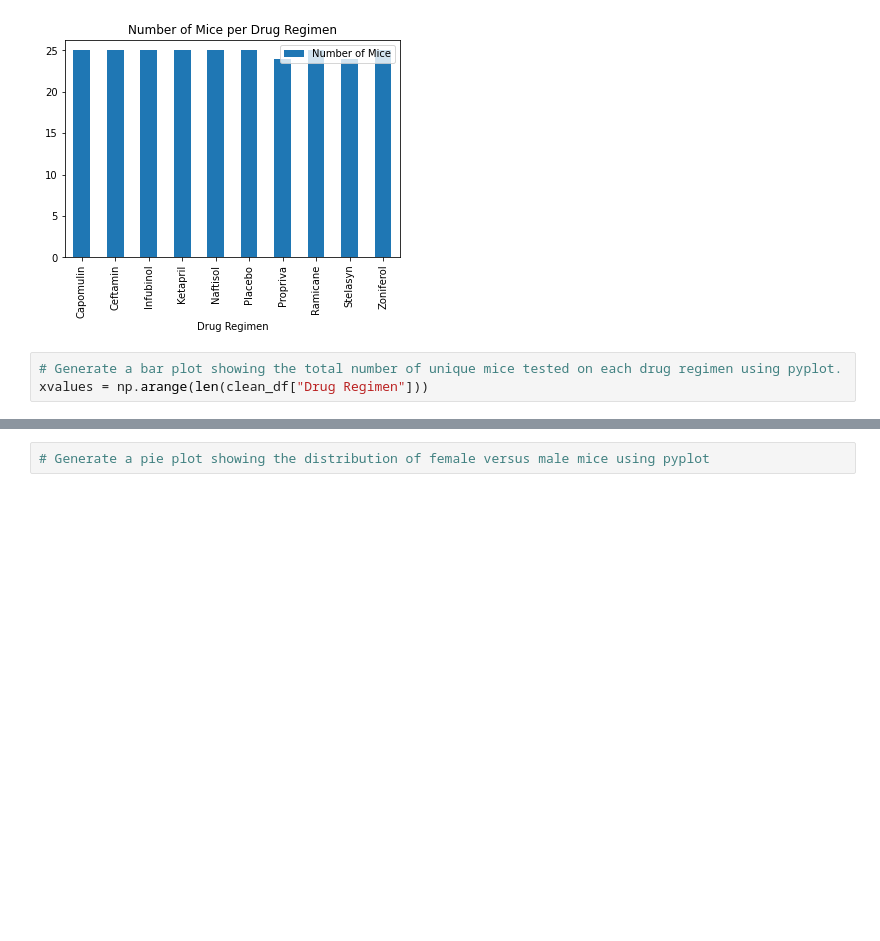
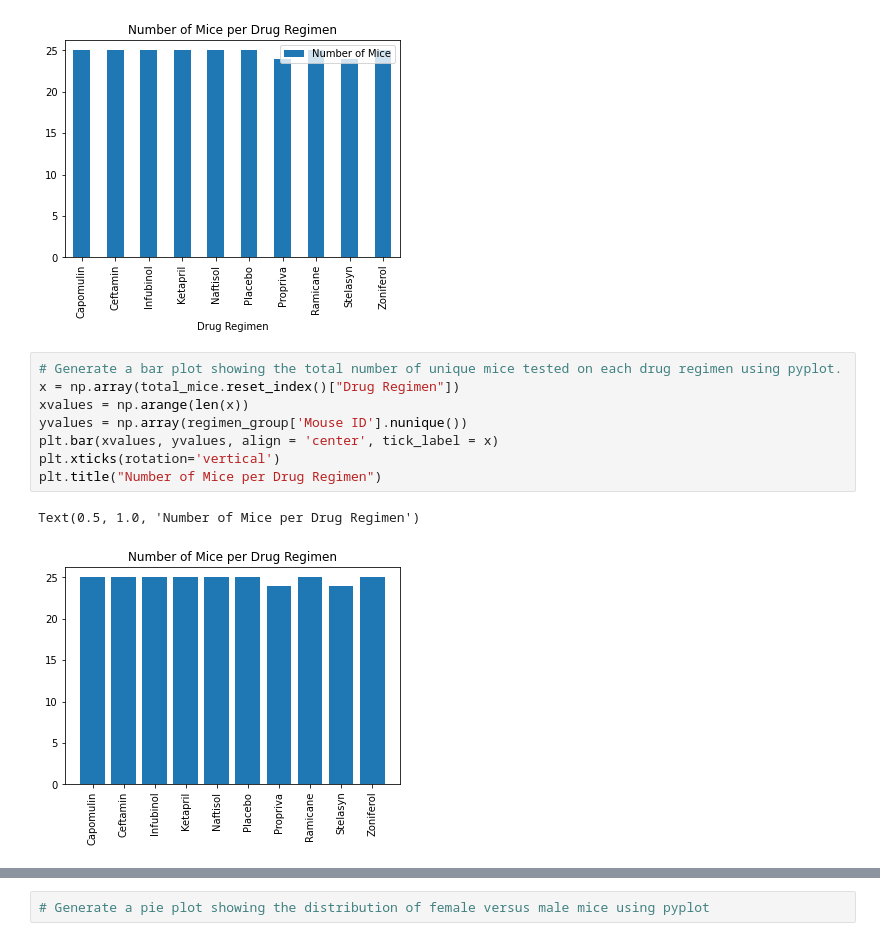
Before and after one commit to grand42/Drug_Treatment_Study, a Jupyter notebook: pymaceuticals.ipynb, the cells around one changed output, grey strips where cells are left out. Cells and saved outputs as stored; diff of their text form; blank space fills up the shorter version.

```diff
--- a/pymaceuticals.ipynb
+++ b/pymaceuticals.ipynb
@@ -132,6 +132,14 @@ plt.show()
 [figure]
 # %%
 # Generate a bar plot showing the total number of unique mice tested on each drug regimen using pyplot.
-xvalues = np.arange(len(clean_df["Drug Regimen"]))
+x = np.array(total_mice.reset_index()["Drug Regimen"])
+xvalues = np.arange(len(x))
+yvalues = np.array(regimen_group['Mouse ID'].nunique())
+plt.bar(xvalues, yvalues, align = 'center', tick_label = x)
+plt.xticks(rotation='vertical')
+plt.title("Number of Mice per Drug Regimen")
+# %% [output]
+Text(0.5, 1.0, 'Number of Mice per Drug Regimen')
+[figure, added]
 # %%
 # Generate a pie plot showing the distribution of female versus male mice using pandas
```
Also changed, not shown: parts of 6 cells of this notebook.
